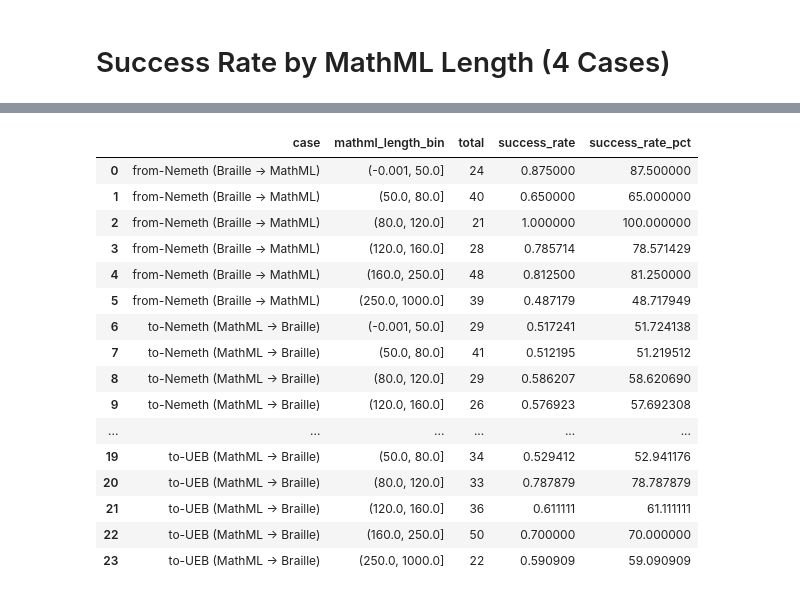
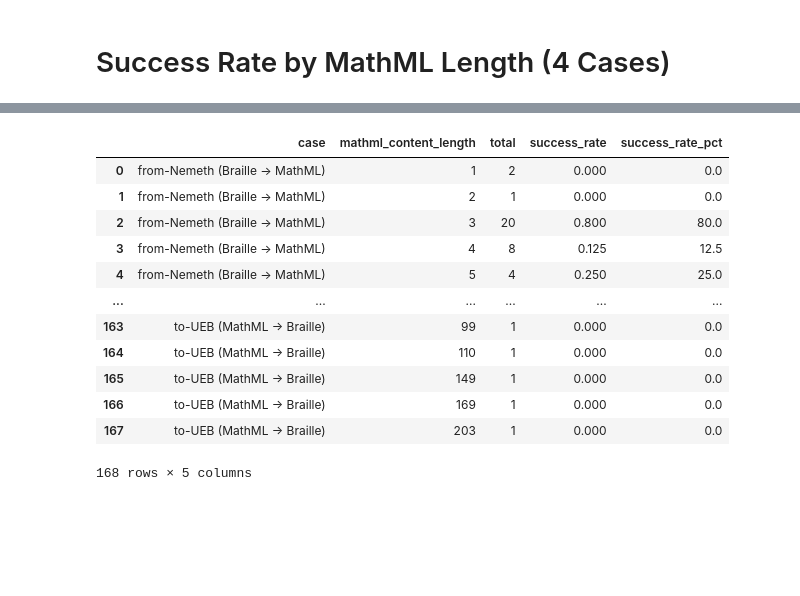
Before and after one commit to NSoiffer/MathMLData, a Jupyter notebook: success_rate_by_length.ipynb, the cells around one changed output, grey strips where cells are left out. Cells and saved outputs as stored; diff of their text form; code cells hidden in the pictures; blank space fills up the shorter version.

```diff
--- a/success_rate_by_length.ipynb
+++ b/success_rate_by_length.ipynb
@@ -94,6 +96,12 @@ def parse_rows(filepath: str, prefer_normalized_section: bool):
     return rows, section_used
 
 
+def mathml_to_text_content(mathml: str) -> str:
+    root = ET.fromstring(mathml)
+    result = "".join(root.itertext())
+    print("raw content:", result)
+    return result
+
 def build_dataframe(specs):
     rows = []
 
@@ -107,6 +115,7 @@ def build_dataframe(specs):
         for result in selected_rows:
             mathml = result[spec["mathml_field"]]
             braille = result[spec["braille_field"]]
+            mathml_text_content = mathml_to_text_content(mathml)
 
             rows.append(
                 {
@@ -115,7 +124,8 @@ def build_dataframe(specs):
                     "section_used": section_used,
                     "is_success": result["is_success"],
                     "mathml": mathml,
-                    "mathml_length": len(mathml),
+                    "mathml_content": mathml_text_content,
+                    "mathml_content_length": len(mathml_text_content),
                     "braille": braille,
                     "braille_length": len(braille),
                 }
@@ -150,31 +177,19 @@ display(summary_overall)
 # %%
-# Shared hardcoded MathML bins across all four cases
-df["mathml_length_bin"] = pd.cut(df["mathml_length"], bins=MATHML_LENGTH_BIN_EDGES, include_lowest=True)
-mathml_bin_order = list(df["mathml_length_bin"].cat.categories)
+# Exact MathML content length (no bins), shared across all four cases
+mathml_length_summary = (
+    df.groupby(["case", "mathml_content_length"], as_index=False)
+      .agg(total=("is_success", "size"), success_rate=("is_success", "mean"))
+)
+mathml_length_summary["success_rate_pct"] = mathml_length_summary["success_rate"] * 100
 
-mathml_summary_by_bin = (
-    df.groupby(["case", "mathml_length_bin"], observed=True)
-      .agg(total=("is_success", "size"), success_rate=("is_success", "mean"))
-      .reset_index()
+# Total number of elements per exact length across all files/cases
+mathml_length_sizes = (
+    df.groupby("mathml_content_length", as_index=False)
+      .size()
+      .rename(columns={"size": "count_total"})
+      .sort_values("mathml_content_length")
 )
 
-# Fill missing case/bin combinations so every line uses same x-axis bins
-mathml_full_index = pd.MultiIndex.from_product([case_order, mathml_bin_order], names=["case", "mathml_length_bin"])
-mathml_summary_by_bin = (
-    mathml_summary_by_bin
-    .set_index(["case", "mathml_length_bin"])
-    .reindex(mathml_full_index)
-    .reset_index()
-)
-mathml_summary_by_bin["success_rate_pct"] = mathml_summary_by_bin["success_rate"] * 100
-
-mathml_bin_sizes = (
-    df.groupby("mathml_length_bin", observed=False)
-      .size()
-      .reindex(mathml_bin_order, fill_value=0)
-      .rename("count_total")
-      .reset_index()
-)
-display(mathml_bin_sizes)
-display(mathml_summary_by_bin)
+display(mathml_length_sizes)
+display(mathml_length_summary.sort_values(["case", "mathml_content_length"]))
 # %% [output]
@@ -188,18 +213,14 @@ display(mathml_summary_by_bin)
-|  | case | mathml_length_bin | total | success_rate | success_rate_pct |
-| 0 | from-Nemeth (Braille -> MathML) | (-0.001, 50.0] | 24 | 0.875000 | 87.500000 |
-| 1 | from-Nemeth (Braille -> MathML) | (50.0, 80.0] | 40 | 0.650000 | 65.000000 |
-| 2 | from-Nemeth (Braille -> MathML) | (80.0, 120.0] | 21 | 1.000000 | 100.000000 |
-| 3 | from-Nemeth (Braille -> MathML) | (120.0, 160.0] | 28 | 0.785714 | 78.571429 |
-| 4 | from-Nemeth (Braille -> MathML) | (160.0, 250.0] | 48 | 0.812500 | 81.250000 |
-| 5 | from-Nemeth (Braille -> MathML) | (250.0, 1000.0] | 39 | 0.487179 | 48.717949 |
-| 6 | to-Nemeth (MathML -> Braille) | (-0.001, 50.0] | 29 | 0.517241 | 51.724138 |
-| 7 | to-Nemeth (MathML -> Braille) | (50.0, 80.0] | 41 | 0.512195 | 51.219512 |
-| 8 | to-Nemeth (MathML -> Braille) | (80.0, 120.0] | 29 | 0.586207 | 58.620690 |
-| 9 | to-Nemeth (MathML -> Braille) | (120.0, 160.0] | 26 | 0.576923 | 57.692308 |
+|  | case | mathml_content_length | total | success_rate | success_rate_pct |
+| 0 | from-Nemeth (Braille -> MathML) | 1 | 2 | 0.000 | 0.0 |
+| 1 | from-Nemeth (Braille -> MathML) | 2 | 1 | 0.000 | 0.0 |
+| 2 | from-Nemeth (Braille -> MathML) | 3 | 20 | 0.800 | 80.0 |
+| 3 | from-Nemeth (Braille -> MathML) | 4 | 8 | 0.125 | 12.5 |
+| 4 | from-Nemeth (Braille -> MathML) | 5 | 4 | 0.250 | 25.0 |
 | ... | ... | ... | ... | ... | ... |
-| 19 | to-UEB (MathML -> Braille) | (50.0, 80.0] | 34 | 0.529412 | 52.941176 |
-| 20 | to-UEB (MathML -> Braille) | (80.0, 120.0] | 33 | 0.787879 | 78.787879 |
-| 21 | to-UEB (MathML -> Braille) | (120.0, 160.0] | 36 | 0.611111 | 61.111111 |
-| 22 | to-UEB (MathML -> Braille) | (160.0, 250.0] | 50 | 0.700000 | 70.000000 |
-| 23 | to-UEB (MathML -> Braille) | (250.0, 1000.0] | 22 | 0.590909 | 59.090909 |
+| 163 | to-UEB (MathML -> Braille) | 99 | 1 | 0.000 | 0.0 |
+| 164 | to-UEB (MathML -> Braille) | 110 | 1 | 0.000 | 0.0 |
+| 165 | to-UEB (MathML -> Braille) | 149 | 1 | 0.000 | 0.0 |
+| 166 | to-UEB (MathML -> Braille) | 169 | 1 | 0.000 | 0.0 |
+| 167 | to-UEB (MathML -> Braille) | 203 | 1 | 0.000 | 0.0 |
+168 rows × 5 columns
 # %%
```
Also changed, not shown: parts of 6 cells of this notebook.
